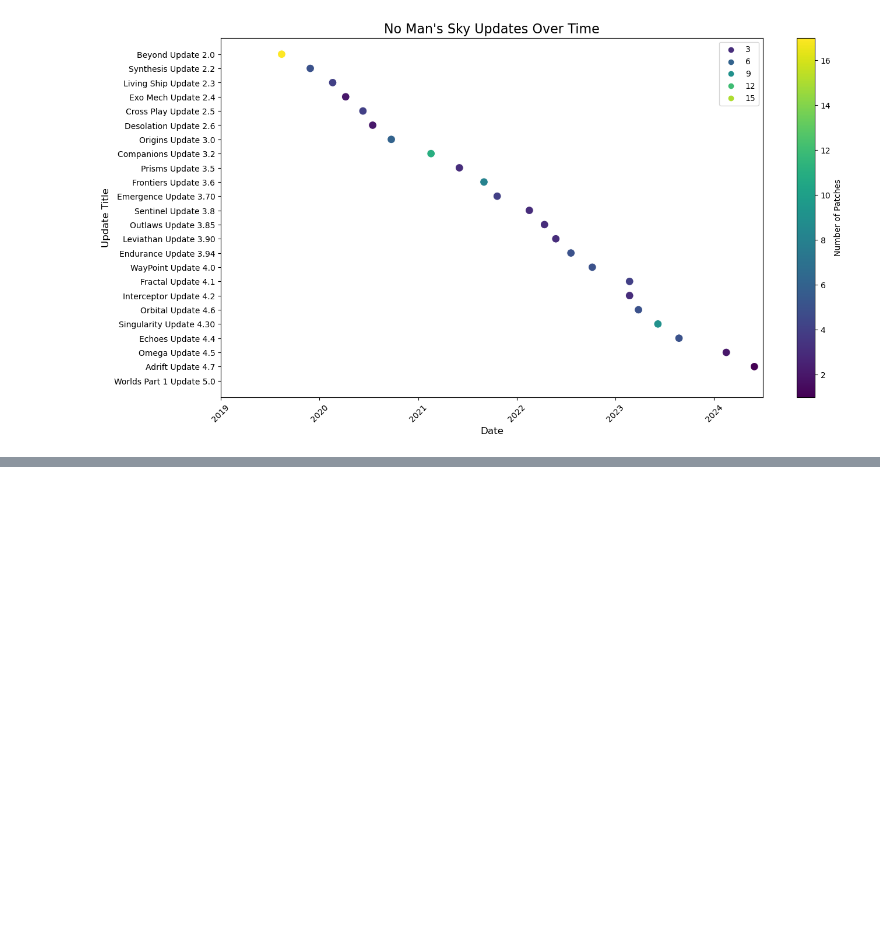
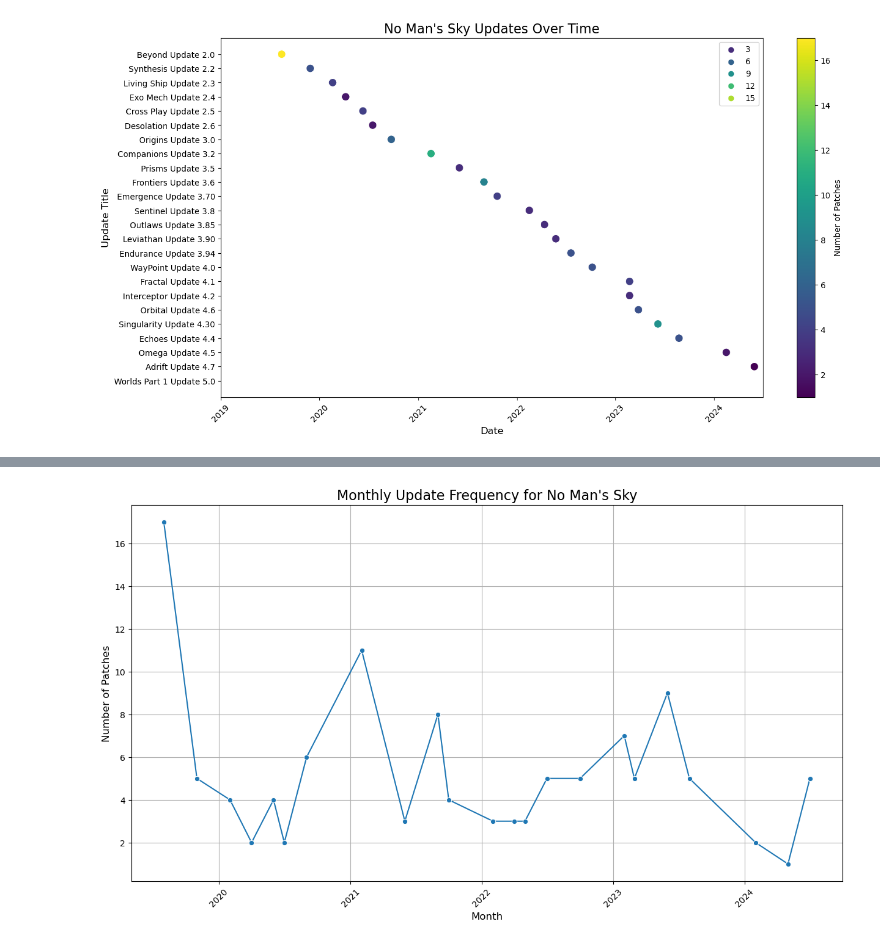
Before and after one commit to SikoticVinyl/Project1, a Jupyter notebook: UpdateAnalysis/noman_Updates.ipynb, the cells around one changed output, grey strips where cells are left out. Saved outputs shown, nothing was run; the diff lists cells and outputs as text; code cells hidden in the pictures; blank space fills up the shorter version.

Commit message:
added more visualization.

```diff
--- a/UpdateAnalysis/noman_Updates.ipynb
+++ b/UpdateAnalysis/noman_Updates.ipynb
@@ -375,3 +375,14 @@ ax.legend()
 plt.show()
 # %% [output]
 [figure]
+# %%
+# Aggregate data to monthly level
+update_data['Month'] = update_data['Date'].dt.to_period('M')
+monthly_data = update_data.groupby('Month').agg({'Patch_Count': 'sum'}).reset_index()
+
+# Convert 'Month' back to datetime for plotting
+monthly_data['Month'] = monthly_data['Month'].dt.to_timestamp()
+
+# Display the aggregated data
+print(monthly_data.head())
+print(monthly_data.tail())
@@ -377,0 +402,15 @@ plt.show()
+# %%
+# Replace any infinite values with NaN
+monthly_data.replace([np.inf, -np.inf], np.nan, inplace=True)
+update_data.replace([np.inf, -np.inf], np.nan, inplace=True)
+
+# Drop rows with NaN values
+monthly_data.dropna(inplace=True)
+update_data.dropna(inplace=True)
+
+# Verify data cleanliness
+print("Monthly Data:")
+print(monthly_data.isnull().sum())
+
+print("\nUpdate Data:")
+print(update_data.isnull().sum())
@@ -377,0 +433,15 @@ plt.show()
+# %%
+# Plot the monthly update frequency
+plt.figure(figsize=(15, 8))
+sns.lineplot(data=monthly_data, x='Month', y='Patch_Count', marker='o')
+
+# Customize the plot
+plt.title('Monthly Update Frequency for No Man\'s Sky', fontsize=16)
+plt.xlabel('Month', fontsize=12)
+plt.ylabel('Number of Patches', fontsize=12)
+plt.xticks(rotation=45)
+plt.grid(True)
+
+plt.show()
+# %% [output]
+[figure, added]
```
Also changed, not shown: parts of 2 cells of this notebook.
